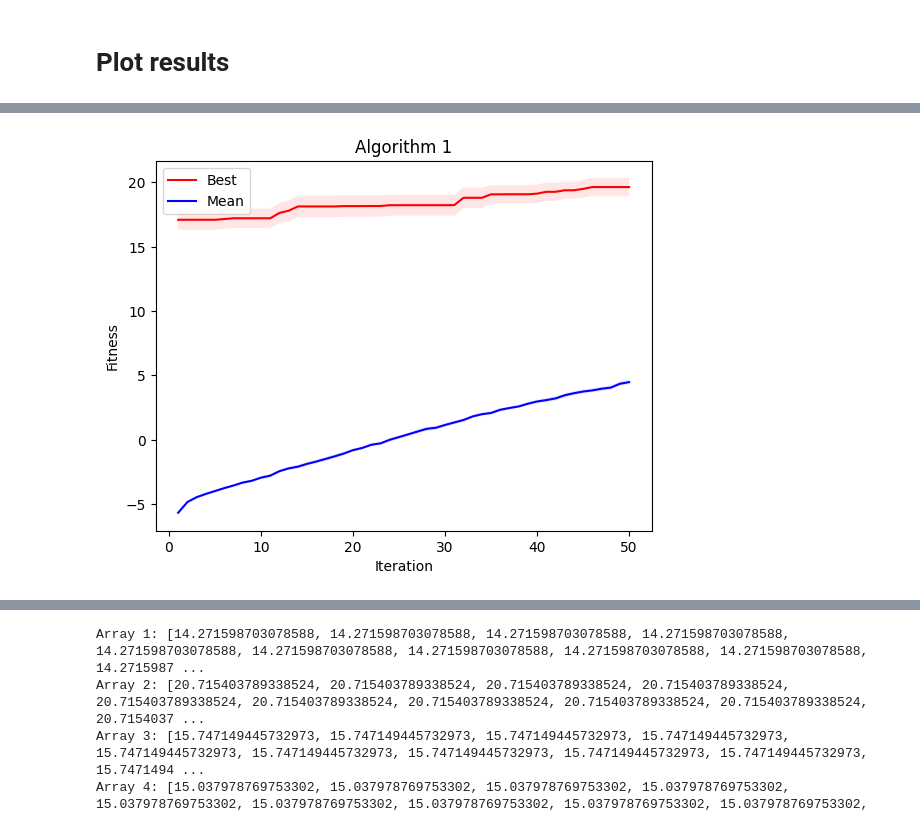
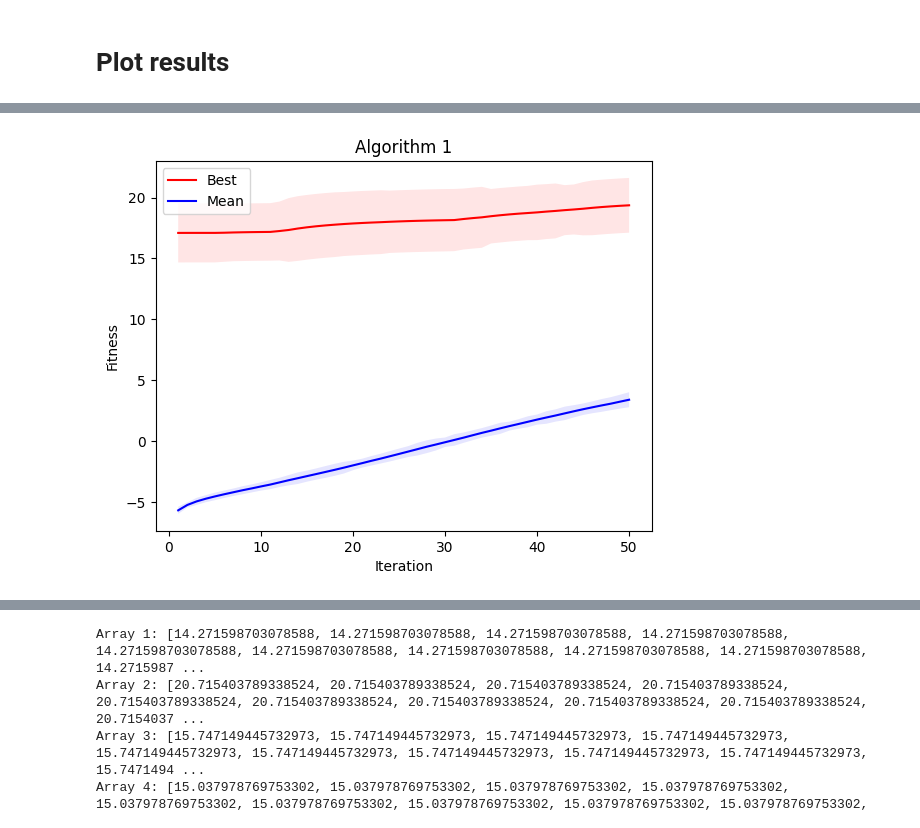
Before and after one commit to CemreSuler/EvolutionaryComputingAssignment2, a Jupyter notebook: plots1468.ipynb, the cells around one changed output, grey strips where cells are left out. Cells and saved outputs as stored; diff of their text form; code cells hidden in the pictures.

```diff
--- a/plots1468.ipynb
+++ b/plots1468.ipynb
@@ -23,21 +62,21 @@ for i, d in enumerate(os.listdir("data/Algorithm2_1468")[1:]):
 # %%
-mean = df_alg_1[["Best", "Mean"]].groupby([df_alg_1.index]).mean()
+mean = df_alg_1[["Best", "Mean"]].groupby([df_alg_1.index]).mean().ewm(halflife=5).mean()
 std_dev = df_alg_1[["Best", "Mean"]].groupby([df_alg_1.index]).std()
 # display(std_dev["Best"])
 
 
 plt.rcParams['axes.prop_cycle'] = plt.cycler(color=['r', 'b'])
 
 plt.plot(mean, label=["Best", "Mean"])
-plt.fill_between(mean.index, mean["Best"] - std_dev["Best"]/np.sqrt(10), mean["Best"] + std_dev["Best"]/np.sqrt(10), alpha=0.1)
-plt.fill_between(mean.index, mean["Mean"] - std_dev["Mean"]/np.sqrt(10), mean["Mean"] + std_dev["Mean"]/np.sqrt(10), alpha=0.1)
+plt.fill_between(mean.index, mean["Best"] - std_dev["Best"], mean["Best"] + std_dev["Best"], alpha=0.1)
+plt.fill_between(mean.index, mean["Mean"] - std_dev["Mean"], mean["Mean"] + std_dev["Mean"], alpha=0.1)
 plt.title("Algorithm 1")
 plt.xlabel("Iteration")
 plt.ylabel("Fitness")
 plt.legend()
 plt.savefig("alg1.png", bbox_inches="tight", dpi=200)
 # %% [output]
-[figure, old version]
+[figure, new version]
 # %%
 mean = df_alg_2[["Best", "Mean"]].groupby([df_alg_2.index]).mean()
 std_dev = df_alg_2[["Best", "Mean"]].groupby([df_alg_2.index]).std()
```
Also changed, not shown: parts of 6 cells of this notebook, 12 other files.
